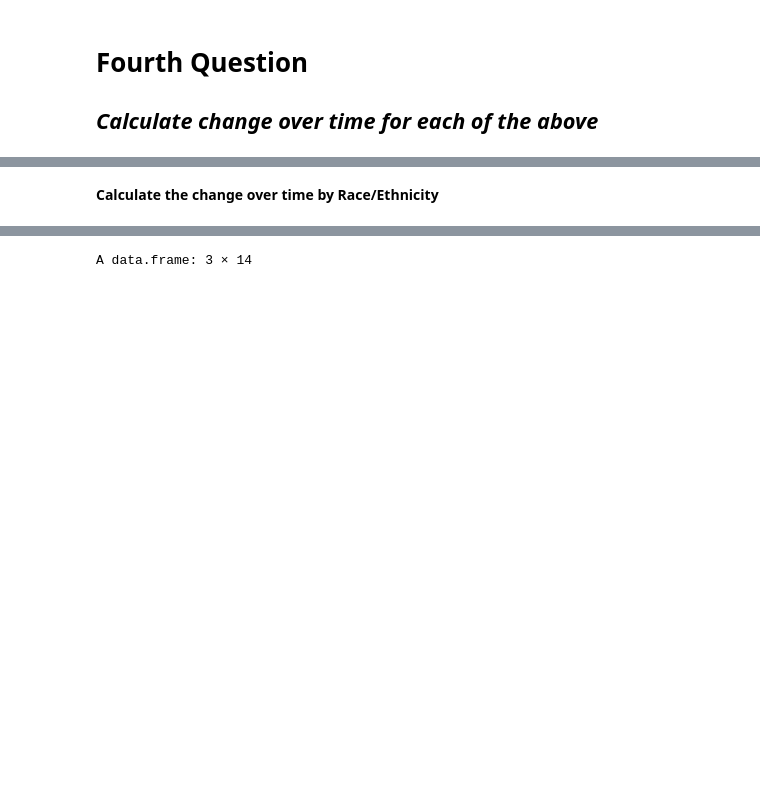
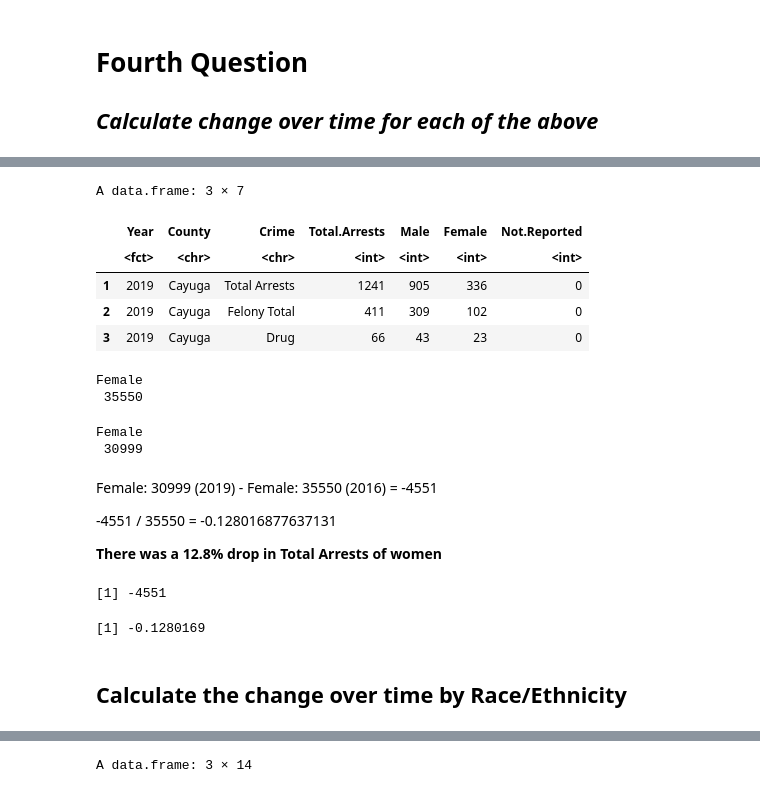
Before and after one commit to JF11579/New-Stuff, a Jupyter notebook: CGR_5.ipynb, the cells around one changed output, grey strips where cells are left out. Saved outputs shown, nothing was run; the diff lists cells and outputs as text; code cells hidden in the pictures; blank space fills up the shorter version.

```diff
--- a/CGR_5.ipynb
+++ b/CGR_5.ipynb
@@ -135,2 +154,37 @@ There was appx a 14.5% decline in the arrests of males between 2016 and 2019. **
+# %%
+Total_Arrests_19 <- CGR_gender_compiled %>%
+                filter(Year == "2019")
+head(Total_Arrests_19,3)
+# %% [output]
+A data.frame: 3 × 7
+|  | Year | County | Crime | Total.Arrests | Male | Female | Not.Reported |
+|  | <fct> | <chr> | <chr> | <int> | <int> | <int> | <int> |
+| 1 | 2019 | Cayuga | Total Arrests | 1241 | 905 | 336 | 0 |
+| 2 | 2019 | Cayuga | Felony Total | 411 | 309 | 102 | 0 |
+| 3 | 2019 | Cayuga | Drug | 66 | 43 | 23 | 0 |
+# %%
+# Total arrests for Males
+colSums(Total_Arrests_16[ , 6, drop= FALSE])
+# %% [output]
+Female
+ 35550
+# %%
+# Total arrests for Males
+colSums(Total_Arrests_19[ , 6, drop= FALSE])
+# %% [output]
+Female
+ 30999
+# %% [markdown]
+Female: 30999 (2019) - Female: 35550 (2016) = -4551
+
+-4551 / 35550 = -0.128016877637131
+
+**There was a 12.8% drop in Total Arrests of women**
+# %%
+30999 - 35550
+-4551 / 35550
+# %% [output]
+[1] -4551
+[1] -0.1280169
 # %% [markdown]
-**Calculate the change over time by Race/Ethnicity**
+## **Calculate the change over time by Race/Ethnicity**
```
Also changed, not shown: parts of 27 cells of this notebook.
